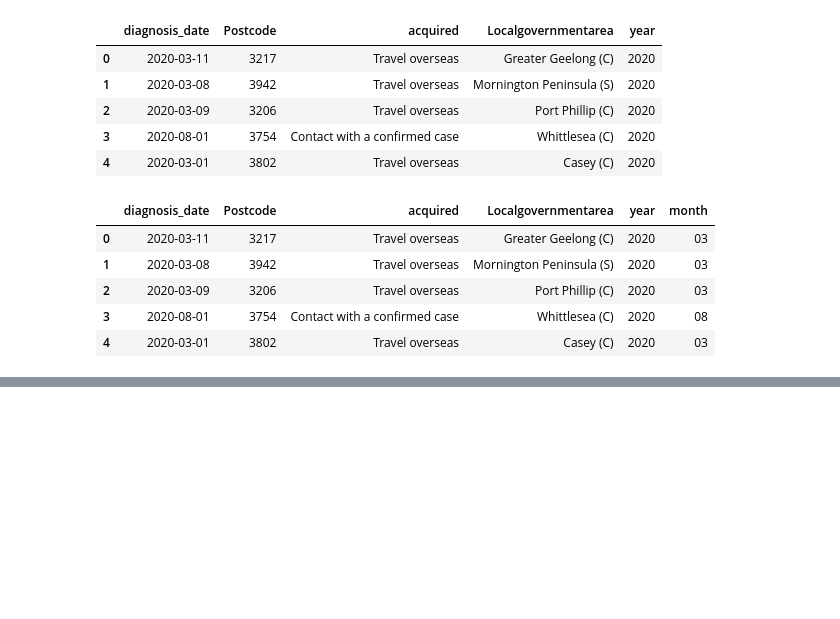
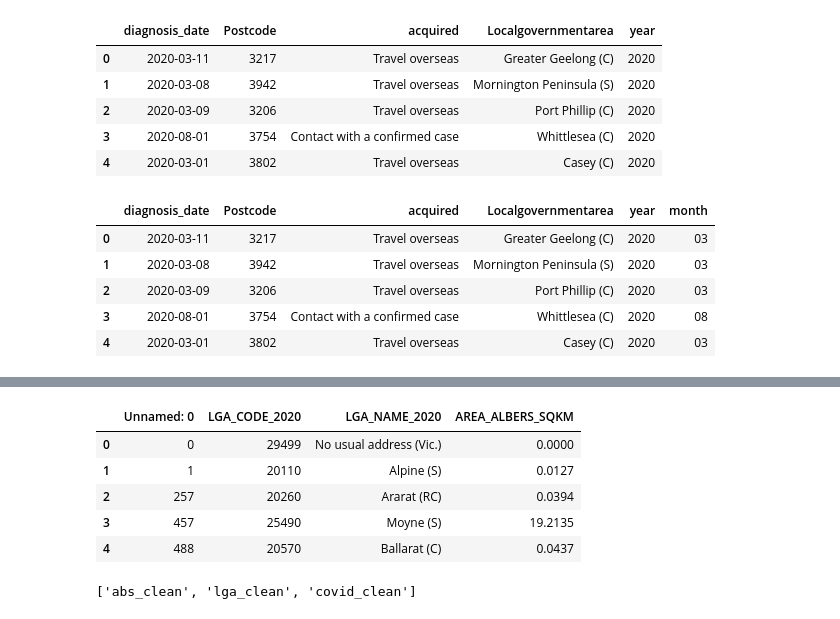
Before and after one commit to DanteC1997/Team3Project2, a Jupyter notebook: notebooks/API - Project 2.ipynb, the cells around one changed output, grey strips where cells are left out. Drawn from its saved outputs; the diff is of its cells as text; code cells hidden in the pictures; blank space fills up the shorter version.

```diff
--- a/notebooks/API - Project 2.ipynb
+++ b/notebooks/API - Project 2.ipynb
@@ -273,0 +311,11 @@ dhhs_covid_df.to_csv("COVID_CLEAN.csv")
+# %%
+csv_file = "LGA_CLEAN.csv"
+lga_df = pd.read_csv(csv_file)
+lga_df.head()
+# %% [output]
+|  | Unnamed: 0 | LGA_CODE_2020 | LGA_NAME_2020 | AREA_ALBERS_SQKM |
+| 0 | 0 | 29499 | No usual address (Vic.) | 0.0000 |
+| 1 | 1 | 20110 | Alpine (S) | 0.0127 |
+| 2 | 257 | 20260 | Ararat (RC) | 0.0394 |
+| 3 | 457 | 25490 | Moyne (S) | 19.2135 |
+| 4 | 488 | 20570 | Ballarat (C) | 0.0437 |
@@ -273,0 +326,4 @@ dhhs_covid_df.to_csv("COVID_CLEAN.csv")
+# %%
+engine.table_names()
+# %% [output]
+['abs_clean', 'lga_clean', 'covid_clean']
```
Also changed, not shown: parts of 10 cells of this notebook.
